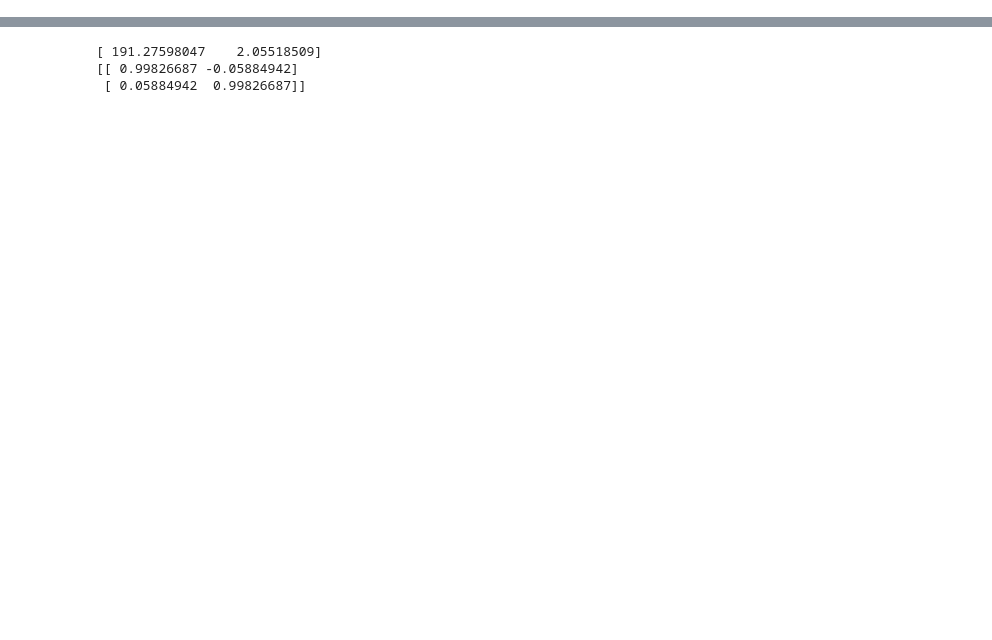
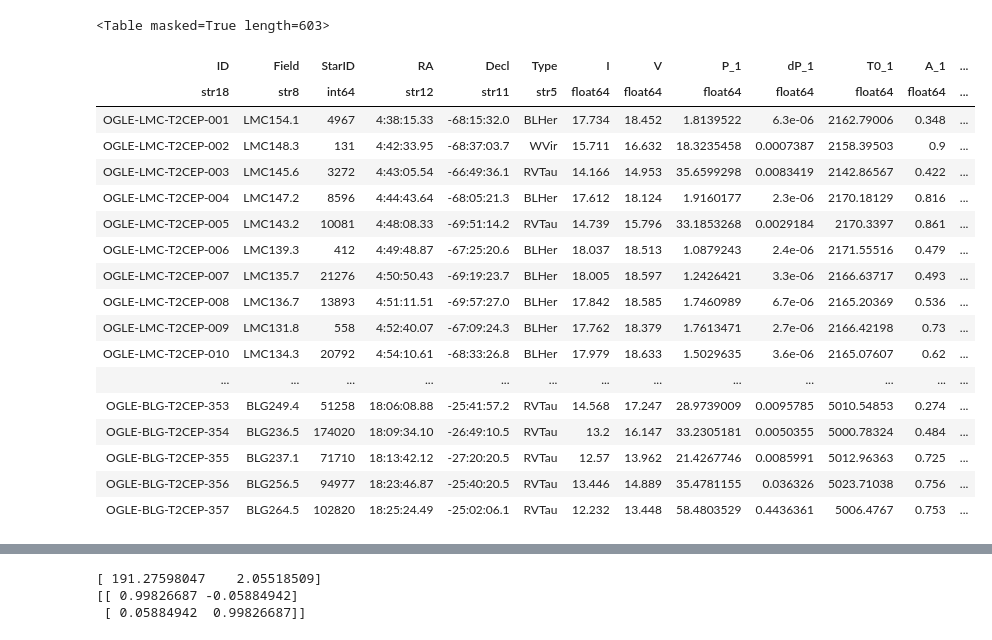
Before and after one commit to mpbusch/Cepheids, a Jupyter notebook: Plotting OGLE Type II Cepheids.ipynb, the cells around one changed output, grey strips where cells are left out. Saved outputs shown, nothing was run; the diff lists cells and outputs as text; code cells hidden in the pictures; blank space fills up the shorter version.

```diff
--- a/Plotting OGLE Type II Cepheids.ipynb
+++ b/Plotting OGLE Type II Cepheids.ipynb
@@ -24,6 +25,27 @@ from sklearn.decomposition import PCA
 # %%
 # Query OGLE-III database for Type II Cepheids: http://ogledb.astrouw.edu.pl/~ogle/CVS/
 data = ascii.read('AllTypeIICepheidsinOGLE.txt') # All of the Type II Cepheids in the OGLE Survey
+data
+# %% [output]
+<Table masked=True length=603>
+| ID | Field | StarID | RA | Decl | Type | I | V | P_1 | dP_1 | T0_1 | A_1 | ... |
+| str18 | str8 | int64 | str12 | str11 | str5 | float64 | float64 | float64 | float64 | float64 | float64 | ... |
+| OGLE-LMC-T2CEP-001 | LMC154.1 | 4967 | 4:38:15.33 | -68:15:32.0 | BLHer | 17.734 | 18.452 | 1.8139522 | 6.3e-06 | 2162.79006 | 0.348 | ... |
+| OGLE-LMC-T2CEP-002 | LMC148.3 | 131 | 4:42:33.95 | -68:37:03.7 | WVir | 15.711 | 16.632 | 18.3235458 | 0.0007387 | 2158.39503 | 0.9 | ... |
+| OGLE-LMC-T2CEP-003 | LMC145.6 | 3272 | 4:43:05.54 | -66:49:36.1 | RVTau | 14.166 | 14.953 | 35.6599298 | 0.0083419 | 2142.86567 | 0.422 | ... |
+| OGLE-LMC-T2CEP-004 | LMC147.2 | 8596 | 4:44:43.64 | -68:05:21.3 | BLHer | 17.612 | 18.124 | 1.9160177 | 2.3e-06 | 2170.18129 | 0.816 | ... |
+| OGLE-LMC-T2CEP-005 | LMC143.2 | 10081 | 4:48:08.33 | -69:51:14.2 | RVTau | 14.739 | 15.796 | 33.1853268 | 0.0029184 | 2170.3397 | 0.861 | ... |
+| OGLE-LMC-T2CEP-006 | LMC139.3 | 412 | 4:49:48.87 | -67:25:20.6 | BLHer | 18.037 | 18.513 | 1.0879243 | 2.4e-06 | 2171.55516 | 0.479 | ... |
+| OGLE-LMC-T2CEP-007 | LMC135.7 | 21276 | 4:50:50.43 | -69:19:23.7 | BLHer | 18.005 | 18.597 | 1.2426421 | 3.3e-06 | 2166.63717 | 0.493 | ... |
+| OGLE-LMC-T2CEP-008 | LMC136.7 | 13893 | 4:51:11.51 | -69:57:27.0 | BLHer | 17.842 | 18.585 | 1.7460989 | 6.7e-06 | 2165.20369 | 0.536 | ... |
+| OGLE-LMC-T2CEP-009 | LMC131.8 | 558 | 4:52:40.07 | -67:09:24.3 | BLHer | 17.762 | 18.379 | 1.7613471 | 2.7e-06 | 2166.42198 | 0.73 | ... |
+| OGLE-LMC-T2CEP-010 | LMC134.3 | 20792 | 4:54:10.61 | -68:33:26.8 | BLHer | 17.979 | 18.633 | 1.5029635 | 3.6e-06 | 2165.07607 | 0.62 | ... |
+| ... | ... | ... | ... | ... | ... | ... | ... | ... | ... | ... | ... | ... |
+| OGLE-BLG-T2CEP-353 | BLG249.4 | 51258 | 18:06:08.88 | -25:41:57.2 | RVTau | 14.568 | 17.247 | 28.9739009 | 0.0095785 | 5010.54853 | 0.274 | ... |
+| OGLE-BLG-T2CEP-354 | BLG236.5 | 174020 | 18:09:34.10 | -26:49:10.5 | RVTau | 13.2 | 16.147 | 33.2305181 | 0.0050355 | 5000.78324 | 0.484 | ... |
+| OGLE-BLG-T2CEP-355 | BLG237.1 | 71710 | 18:13:42.12 | -27:20:20.5 | RVTau | 12.57 | 13.962 | 21.4267746 | 0.0085991 | 5012.96363 | 0.725 | ... |
+| OGLE-BLG-T2CEP-356 | BLG256.5 | 94977 | 18:23:46.87 | -25:40:20.5 | RVTau | 13.446 | 14.889 | 35.4781155 | 0.036326 | 5023.71038 | 0.756 | ... |
+| OGLE-BLG-T2CEP-357 | BLG264.5 | 102820 | 18:25:24.49 | -25:02:06.1 | RVTau | 12.232 | 13.448 | 58.4803529 | 0.4436361 | 5006.4767 | 0.753 | ... |
 # %%
 # Getting all Type II Cepheids coordinates in OGLE
 ra = coord.Angle(data['RA'], unit=u.hour)
```
Also changed, not shown: parts of 9 cells of this notebook, 1 other file.
